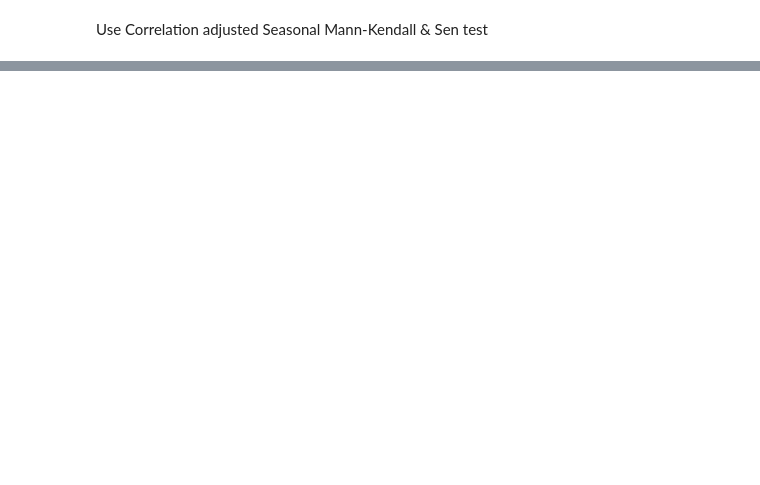
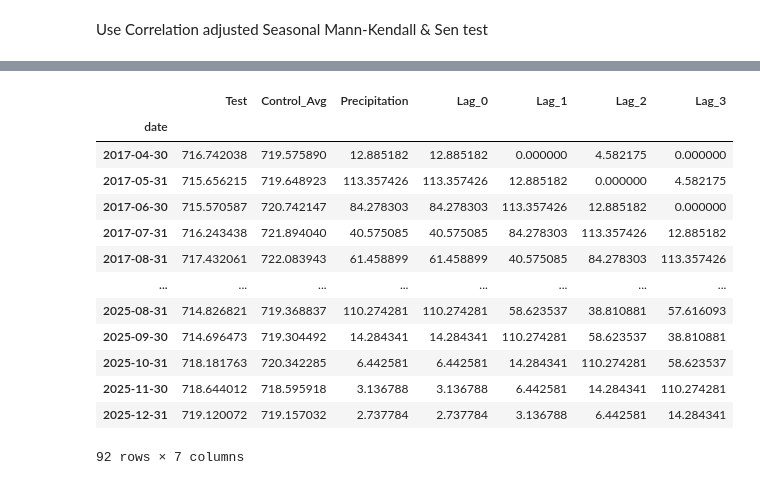
Before and after one commit to huwperkins08-lang/TSF_seepage_detection_ElSoldado, a Jupyter notebook: REP_template.ipynb, the cells around one changed output, grey strips where cells are left out. Saved outputs shown, nothing was run; the diff lists cells and outputs as text; code cells hidden in the pictures; blank space fills up the shorter version.

```diff
--- a/REP_template.ipynb
+++ b/REP_template.ipynb
@@ -629,0 +1035,8 @@ print("="*45)
+# %%
+
+# CHIRPS RAIN DF - change data format to month end
+# The 'date' column was already set as the index. To convert the month-start index to month-end:
+df_rain.index = df_rain.index + pd.offsets.MonthEnd(0)
+
+# Display the modified DataFrame
+df_rain
@@ -629,0 +1058,31 @@ print("="*45)
+# %%
+df_lagged = df_arima.copy()
+#add monthly precipitation from CHIRPS to lagged df
+df_lagged['Precipitation'] = df_rain['precipitation']
+#remove NaN from precipitation column
+df_lagged = df_lagged.dropna()
+#remove wet season column
+df_lagged = df_lagged.drop(columns=['Is_Wet_Season'])
+#Create lagged columns
+df_lagged['Lag_0']=df_lagged['Precipitation']
+df_lagged['Lag_1']=df_lagged['Precipitation'].shift(1)
+df_lagged['Lag_2']=df_lagged['Precipitation'].shift(2)
+df_lagged['Lag_3']=df_lagged['Precipitation'].shift(3)
+#drop all rows with NaN values
+df_lagged=df_lagged.dropna()
+df_lagged
+# %% [output]
+|  | Test | Control_Avg | Precipitation | Lag_0 | Lag_1 | Lag_2 | Lag_3 |
+| date |  |  |  |  |  |  |  |
+| 2017-04-30 | 716.742038 | 719.575890 | 12.885182 | 12.885182 | 0.000000 | 4.582175 | 0.000000 |
+| 2017-05-31 | 715.656215 | 719.648923 | 113.357426 | 113.357426 | 12.885182 | 0.000000 | 4.582175 |
+| 2017-06-30 | 715.570587 | 720.742147 | 84.278303 | 84.278303 | 113.357426 | 12.885182 | 0.000000 |
+| 2017-07-31 | 716.243438 | 721.894040 | 40.575085 | 40.575085 | 84.278303 | 113.357426 | 12.885182 |
+| 2017-08-31 | 717.432061 | 722.083943 | 61.458899 | 61.458899 | 40.575085 | 84.278303 | 113.357426 |
+| ... | ... | ... | ... | ... | ... | ... | ... |
+| 2025-08-31 | 714.826821 | 719.368837 | 110.274281 | 110.274281 | 58.623537 | 38.810881 | 57.616093 |
+| 2025-09-30 | 714.696473 | 719.304492 | 14.284341 | 14.284341 | 110.274281 | 58.623537 | 38.810881 |
+| 2025-10-31 | 718.181763 | 720.342285 | 6.442581 | 6.442581 | 14.284341 | 110.274281 | 58.623537 |
+| 2025-11-30 | 718.644012 | 718.595918 | 3.136788 | 3.136788 | 6.442581 | 14.284341 | 110.274281 |
+| 2025-12-31 | 719.120072 | 719.157032 | 2.737784 | 2.737784 | 3.136788 | 6.442581 | 14.284341 |
+92 rows × 7 columns
```
Also changed, not shown: parts of 31 cells of this notebook.
